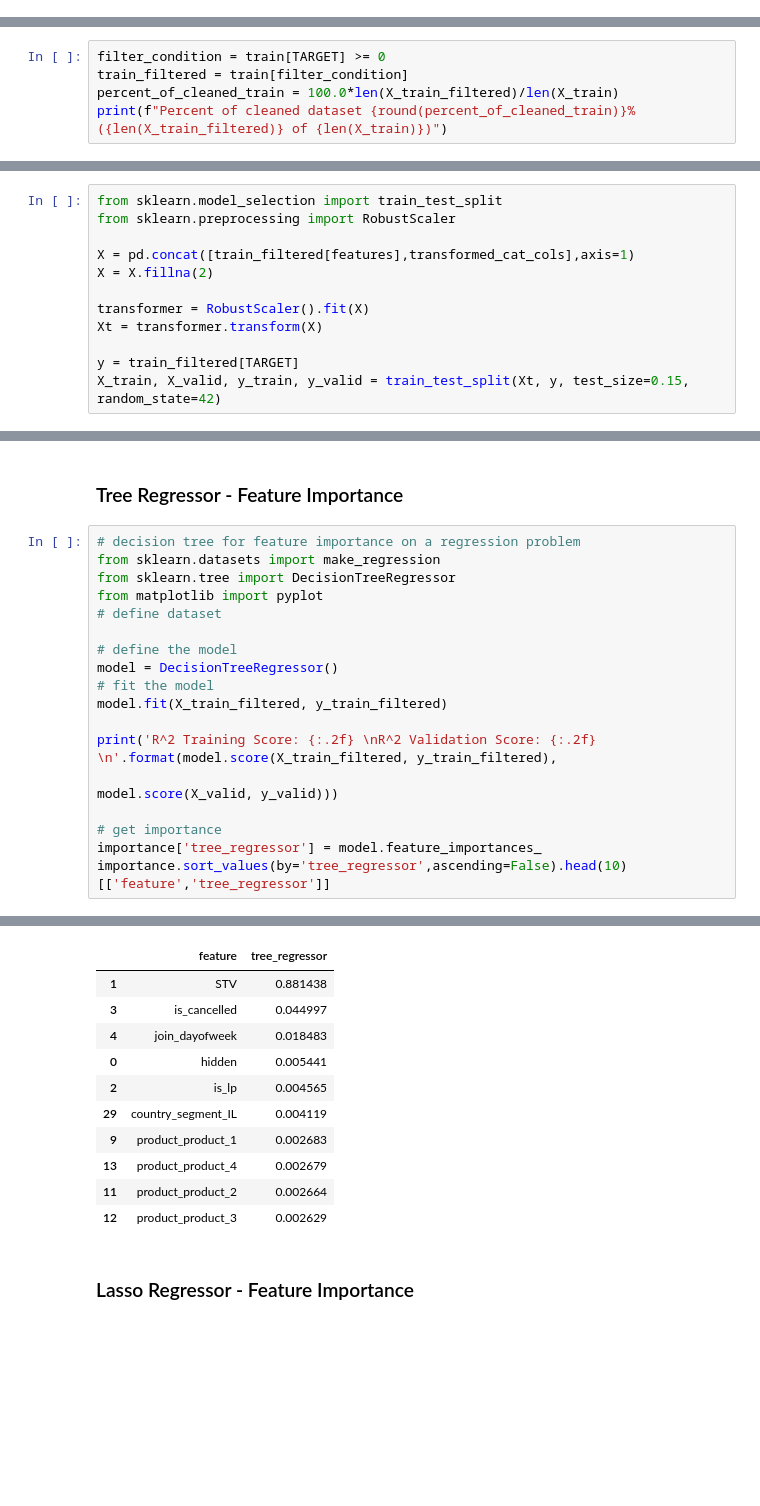
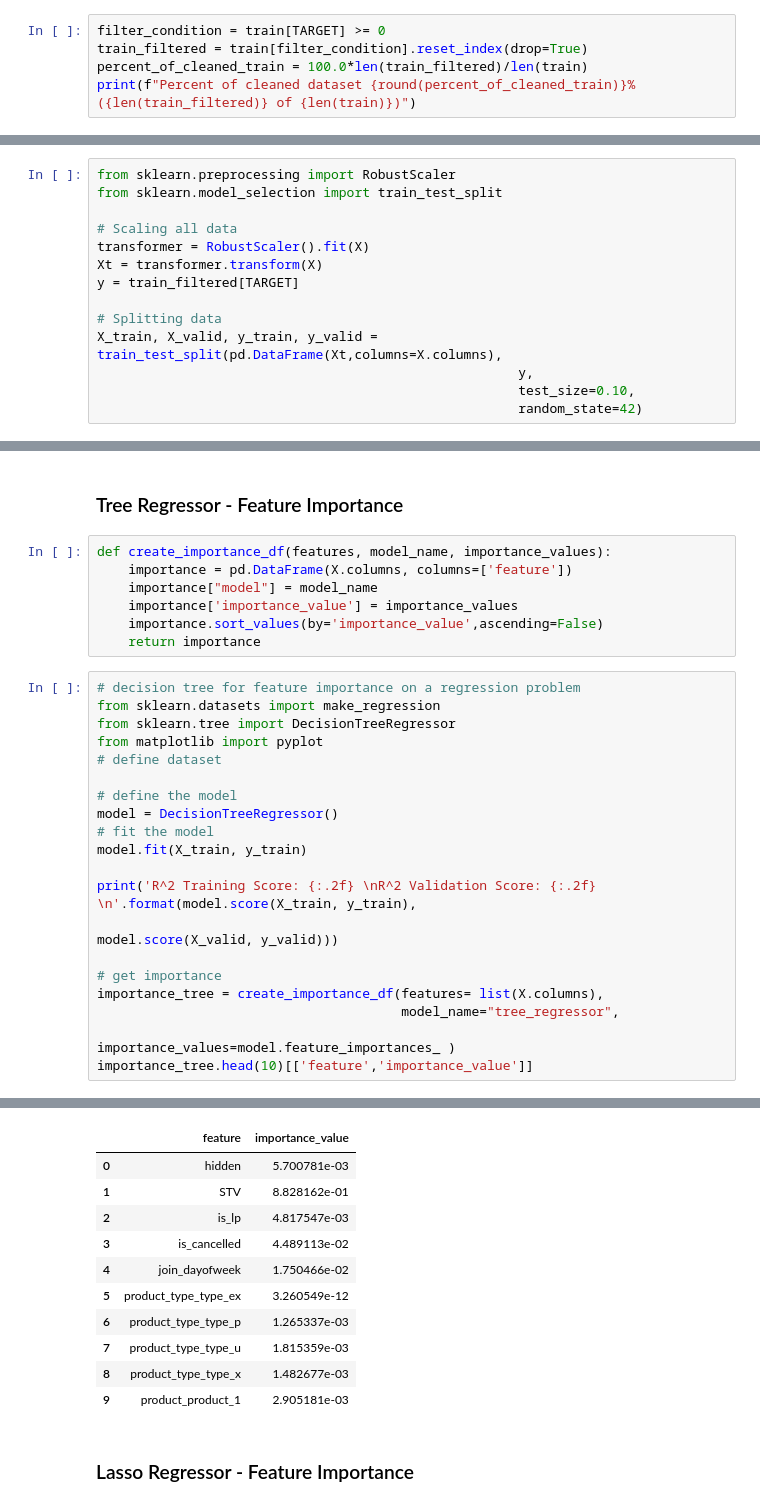
Before and after one commit to navicor90/challenges, a Jupyter notebook: cmp/Exercise 2.ipynb, the cells around one changed output, grey strips where cells are left out. Cells and saved outputs as stored; diff of their text form; blank space fills up the shorter version.

Commit message:
training almost complete

```diff
--- a/cmp/Exercise 2.ipynb
+++ b/cmp/Exercise 2.ipynb
@@ -491,0 +496,5 @@ sns.lineplot(data=data.reset_index(),
+# %%
+filter_condition = train[TARGET] >= 0
+train_filtered = train[filter_condition].reset_index(drop=True)
+percent_of_cleaned_train = 100.0*len(train_filtered)/len(train)
+print(f"Percent of cleaned dataset {round(percent_of_cleaned_train)}% ({len(train_filtered)} of {len(train)})")
@@ -496,5 +504,0 @@ In order to feed correctly our models, we need to clean our data, and mixed with
-# %%
-filter_condition = train[TARGET] >= 0
-train_filtered = train[filter_condition]
-percent_of_cleaned_train = 100.0*len(X_train_filtered)/len(X_train)
-print(f"Percent of cleaned dataset {round(percent_of_cleaned_train)}% ({len(X_train_filtered)} of {len(X_train)})")
@@ -531,12 +530,14 @@ Xt.shape
 # %%
+from sklearn.preprocessing import RobustScaler
 from sklearn.model_selection import train_test_split
-from sklearn.preprocessing import RobustScaler
 
-X = pd.concat([train_filtered[features],transformed_cat_cols],axis=1)
-X = X.fillna(2)
-
+# Scaling all data
 transformer = RobustScaler().fit(X)
 Xt = transformer.transform(X)
+y = train_filtered[TARGET]
 
-y = train_filtered[TARGET]
-X_train, X_valid, y_train, y_valid = train_test_split(Xt, y, test_size=0.15, random_state=42)
+# Splitting data
+X_train, X_valid, y_train, y_valid = train_test_split(pd.DataFrame(Xt,columns=X.columns),
+                                                      y,
+                                                      test_size=0.10,
+                                                      random_state=42)
@@ -547,5 +544,12 @@ importance = pd.DataFrame(X.columns,columns=['feature'])
 # %% [markdown]
 ### Tree Regressor - Feature Importance
+# %%
+def create_importance_df(features, model_name, importance_values):
+    importance = pd.DataFrame(X.columns, columns=['feature'])
+    importance["model"] = model_name
+    importance['importance_value'] = importance_values
+    importance.sort_values(by='importance_value',ascending=False)
+    return importance
 # %%
 # decision tree for feature importance on a regression problem
 from sklearn.datasets import make_regression
@@ -556,13 +560,15 @@ from matplotlib import pyplot
 # define the model
 model = DecisionTreeRegressor()
 # fit the model
-model.fit(X_train_filtered, y_train_filtered)
+model.fit(X_train, y_train)
 
-print('R^2 Training Score: {:.2f} \nR^2 Validation Score: {:.2f} \n'.format(model.score(X_train_filtered, y_train_filtered),
+print('R^2 Training Score: {:.2f} \nR^2 Validation Score: {:.2f} \n'.format(model.score(X_train, y_train),
                                                                          model.score(X_valid, y_valid)))
 
 # get importance
-importance['tree_regressor'] = model.feature_importances_
-importance.sort_values(by='tree_regressor',ascending=False).head(10)[['feature','tree_regressor']]
+importance_tree = create_importance_df(features= list(X.columns),
+                                       model_name="tree_regressor",
+                                       importance_values=model.feature_importances_ )
+importance_tree.head(10)[['feature','importance_value']]
 # %% [output]
 R^2 Training Score: 0.65
@@ -570,14 +576,14 @@ R^2 Validation Score: 0.15
-|  | feature | tree_regressor |
-| 1 | STV | 0.881438 |
-| 3 | is_cancelled | 0.044997 |
-| 4 | join_dayofweek | 0.018483 |
-| 0 | hidden | 0.005441 |
-| 2 | is_lp | 0.004565 |
-| 29 | country_segment_IL | 0.004119 |
-| 9 | product_product_1 | 0.002683 |
-| 13 | product_product_4 | 0.002679 |
-| 11 | product_product_2 | 0.002664 |
-| 12 | product_product_3 | 0.002629 |
+|  | feature | importance_value |
+| 0 | hidden | 5.700781e-03 |
+| 1 | STV | 8.828162e-01 |
+| 2 | is_lp | 4.817547e-03 |
+| 3 | is_cancelled | 4.489113e-02 |
+| 4 | join_dayofweek | 1.750466e-02 |
+| 5 | product_type_type_ex | 3.260549e-12 |
+| 6 | product_type_type_p | 1.265337e-03 |
+| 7 | product_type_type_u | 1.815359e-03 |
+| 8 | product_type_type_x | 1.482677e-03 |
+| 9 | product_product_1 | 2.905181e-03 |
 # %% [markdown]
 ### Lasso Regressor - Feature Importance
 # %%
```
Also changed, not shown: parts of 35 cells of this notebook, 5 other files.
